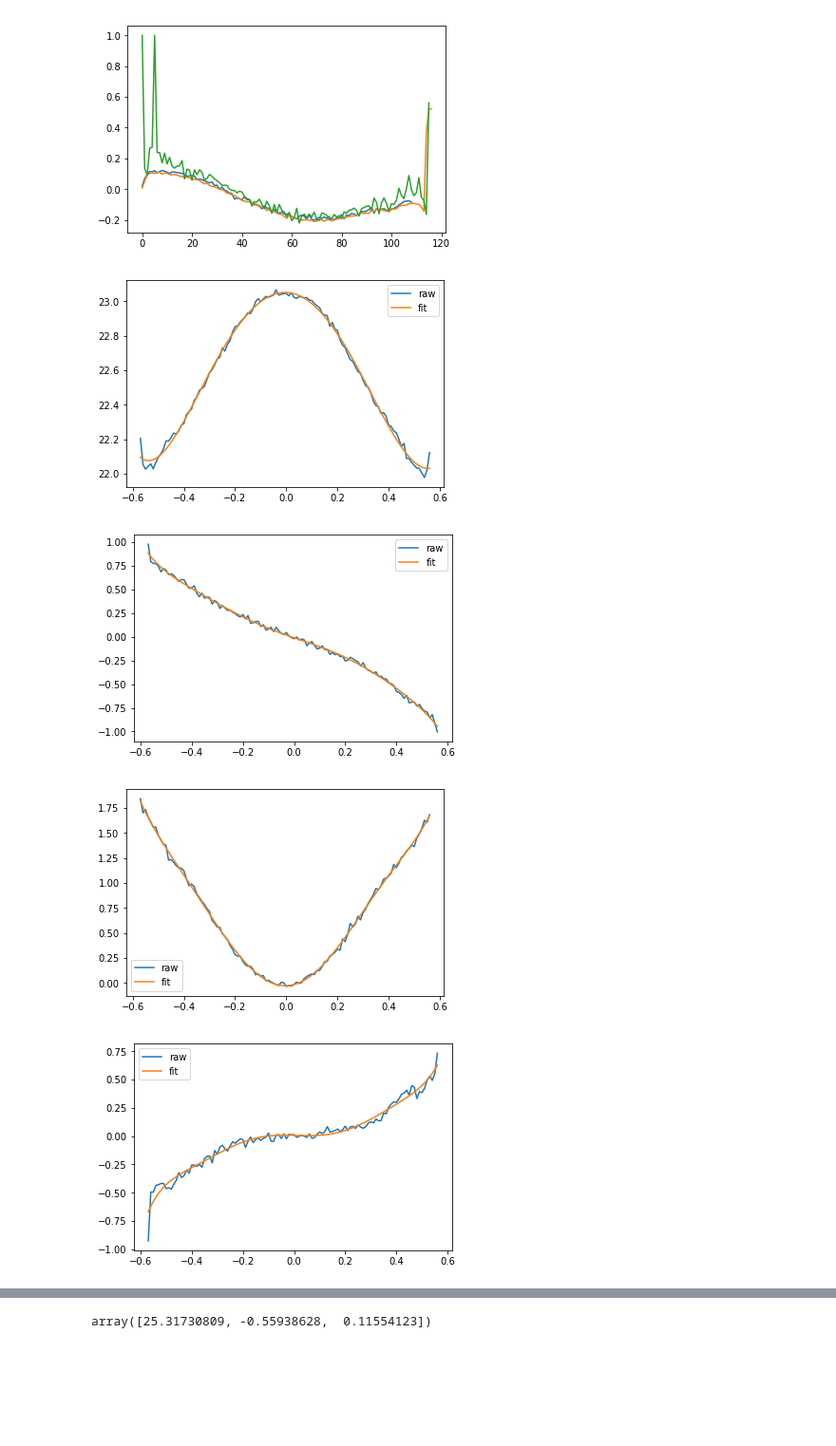
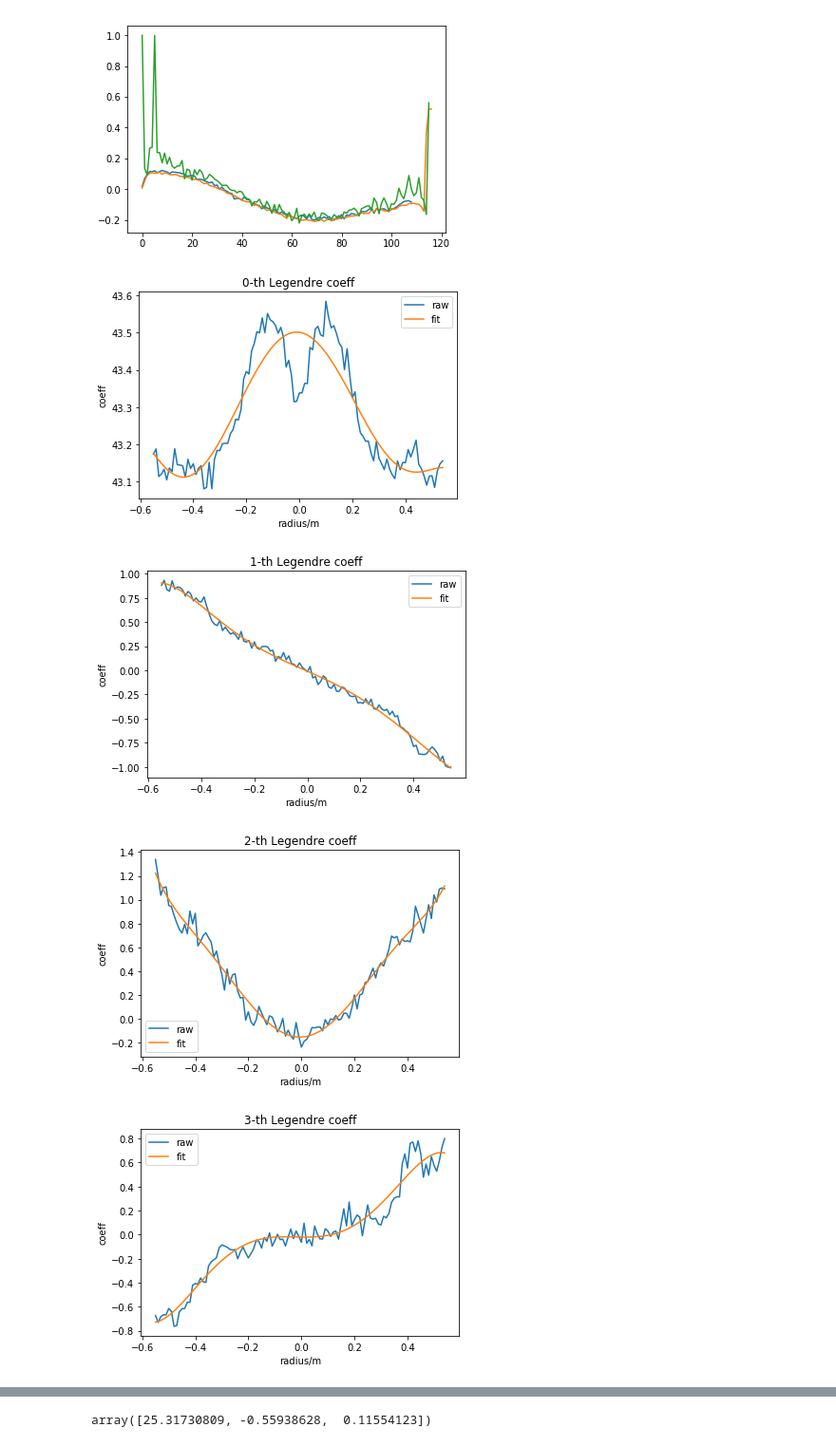
Before and after one commit to dw839566105/Recon1t, a Jupyter notebook: calib/Note/CheckCoeff.ipynb, the cells around one changed output, grey strips where cells are left out. Shown at 95% size. Drawn from its saved outputs; the diff is of its cells as text; code cells hidden in the pictures; blank space fills up the shorter version.

```diff
--- a/calib/Note/CheckCoeff.ipynb
+++ b/calib/Note/CheckCoeff.ipynb
@@ -7,7 +7,7 @@ from scipy.spatial.distance import pdist, squareform
 # %%
 def findfile(Energy, radius):
 
-    filename = '../coeff/' + Energy + 'MeV/file_' + radius + '.h5'
+    filename = '../coeff/old/' + Energy + 'MeV/file_' + radius + '.h5'
     #print(filename)
     h = tables.open_file(filename,'r')
     coeff = np.array(h.root.coeff)[:]
@@ -29,7 +29,7 @@ for radius in np.arange(-0.65,0.66,0.01):
     str_r = '%+.2f' % radius
     # print(str_r)
     try:
-        coeff, mean, expect, rate = findfile('0.8',str_r)
+        coeff, mean, expect, rate = findfile('1.8',str_r)
 
         coeff_total = np.vstack((coeff_total, coeff))
         mean_total = np.vstack((mean_total, mean))
@@ -280,7 +274,7 @@ plt.contourf(np.log(D+1))
 # %%
 def findtimefile(Energy, radius):
 
-    filename = '../coeff_time/' + Energy + '/file_' + radius + '.h5'
+    filename = '../coeff_time1/' + Energy + '/file_' + radius + '.h5'
     #print(filename)
     h = tables.open_file(filename,'r')
     coeff = np.array(h.root.coeff)[:]
@@ -374,17 +365,24 @@ for radius in np.arange(-0.60,0.60,0.01):
     except:
         pass
 # %%
+k1 = np.zeros((5,7))
 for i in np.arange(0,5):
-    data = coeff_total[3:-2,i]
-    x = np.arange(-0.57,0.57,0.01)
-    c = np.polynomial.legendre.legfit(x, data, 7)
+    data = coeff_total[5:-4,i]
+    x = np.arange(-0.55,0.55,0.01)
+    c = np.polynomial.legendre.legfit(x, data, 6)
+    k1[i,:] = c
     plt.plot(x,data)
     plt.plot(x,np.polynomial.legendre.legval(x,c))
     #k1[i,:] = np.polynomial.legendre.legval(x,c)
+    plt.xlabel('radius/m')
+    plt.ylabel('coeff')
+    plt.title(str(i)+'-th Legendre coeff')
     plt.legend(['raw','fit'])
     plt.show()
+with h5py.File('/home/douwei/Time_coeff.h5','w') as out:
+    out.create_dataset('coeff', data = k1)
 # %% [output]
-[figure, old version]
+[figure, new version]
-[figure, old version]
+[figure, new version]
-[figure, old version]
+[figure, new version]
-[figure, old version]
+[figure, new version]
```
Also changed, not shown: parts of 6 cells of this notebook, 22 other files.
